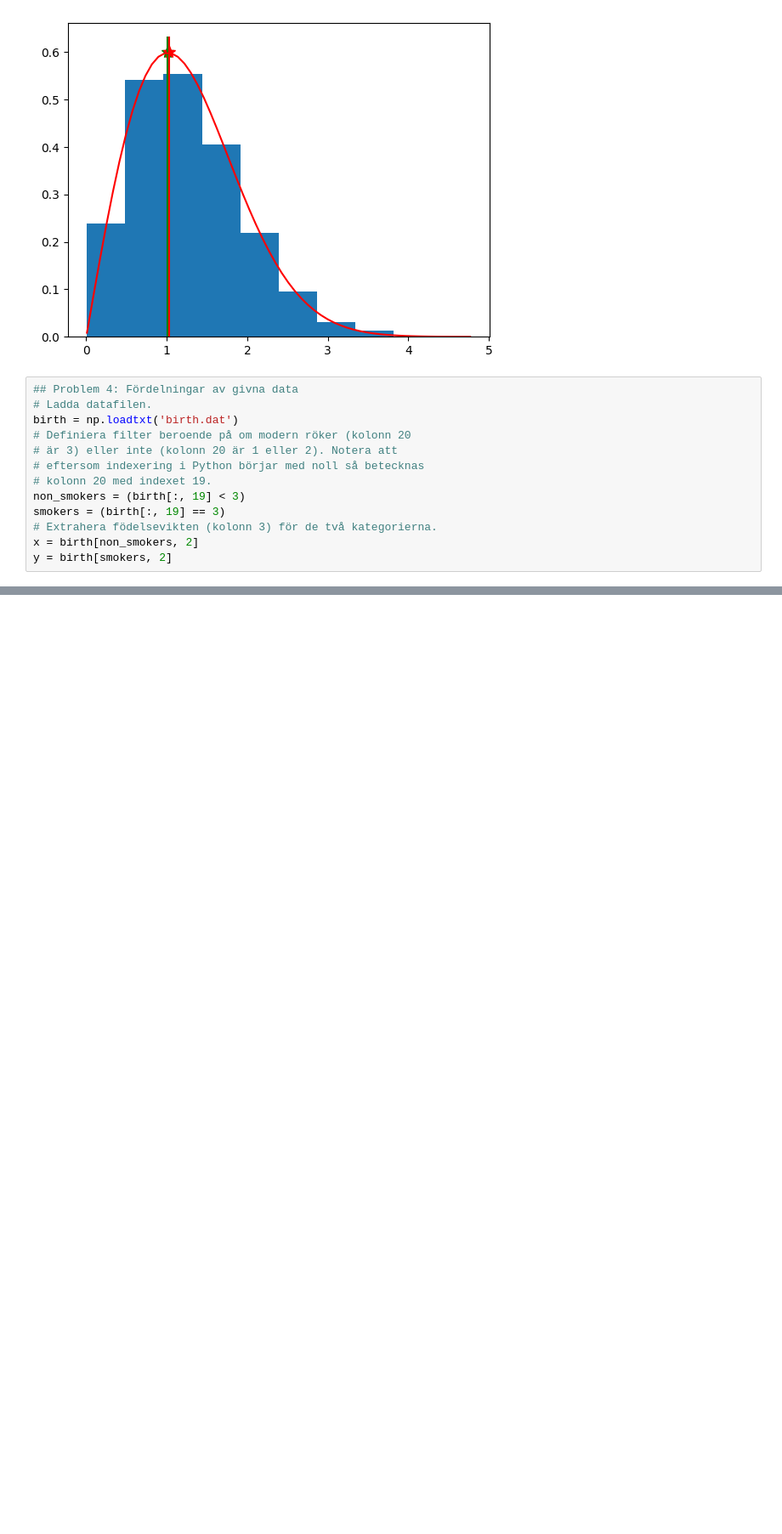
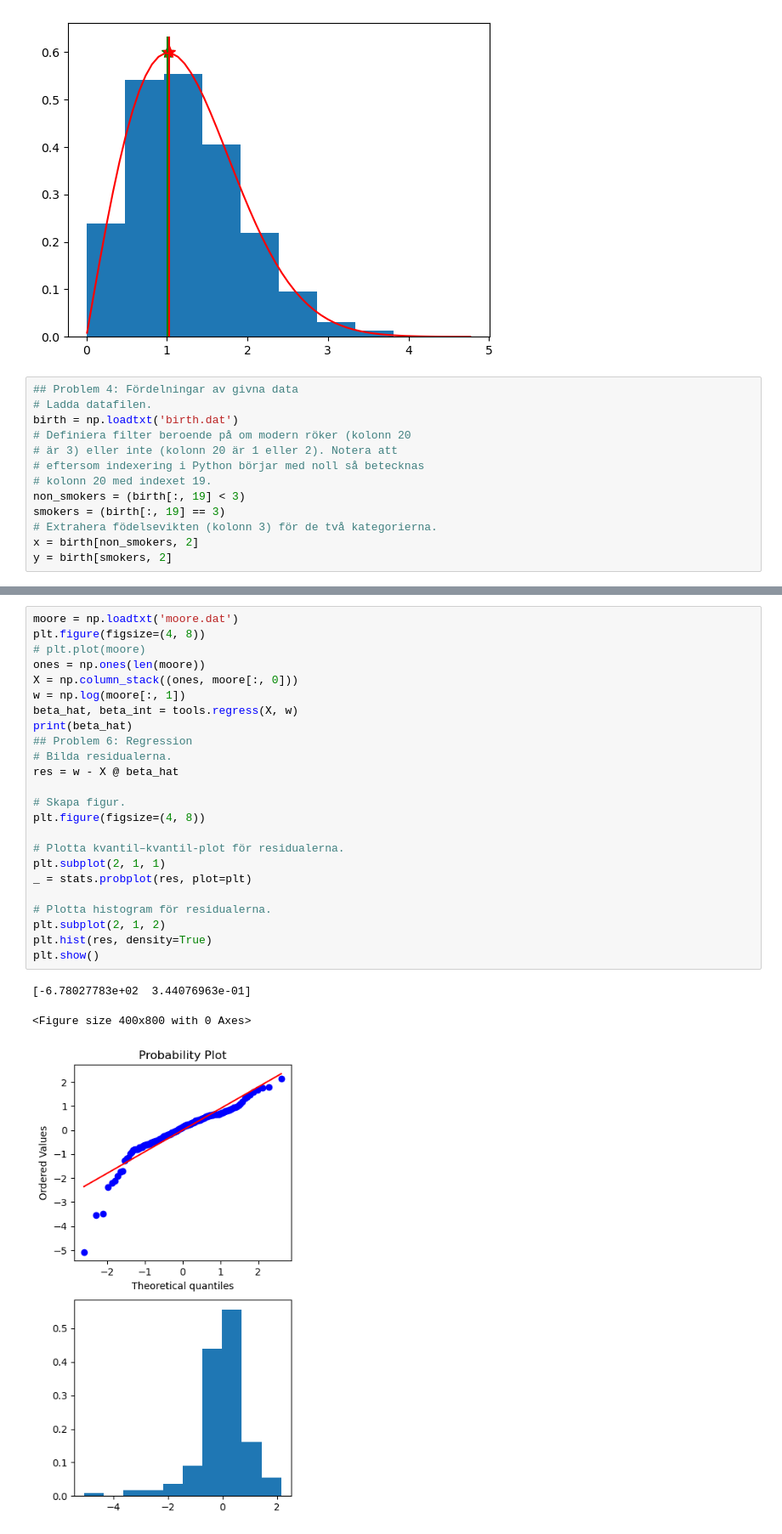
Before and after one commit to f-r00t/SF1900, a Jupyter notebook: Lab.ipynb, the cells around one changed output, grey strips where cells are left out. Shown at 85% size. Cells and saved outputs as stored; diff of their text form; blank space fills up the shorter version.

```diff
--- a/Lab.ipynb
+++ b/Lab.ipynb
@@ -215,0 +217,28 @@ Early Birth vs Not Early Birth
+# %%
+moore = np.loadtxt('moore.dat')
+plt.figure(figsize=(4, 8))
+# plt.plot(moore)
+ones = np.ones(len(moore))
+X = np.column_stack((ones, moore[:, 0]))
+w = np.log(moore[:, 1])
+beta_hat, beta_int = tools.regress(X, w)
+print(beta_hat)
+## Problem 6: Regression
+# Bilda residualerna.
+res = w - X @ beta_hat
+
+# Skapa figur.
+plt.figure(figsize=(4, 8))
+
+# Plotta kvantil–kvantil-plot för residualerna.
+plt.subplot(2, 1, 1)
+_ = stats.probplot(res, plot=plt)
+
+# Plotta histogram för residualerna.
+plt.subplot(2, 1, 2)
+plt.hist(res, density=True)
+plt.show()
+# %% [output]
+[-6.78027783e+02  3.44076963e-01]
+<Figure size 400x800 with 0 Axes>
+[figure, added]
```
Also changed, not shown: parts of 8 cells of this notebook.
